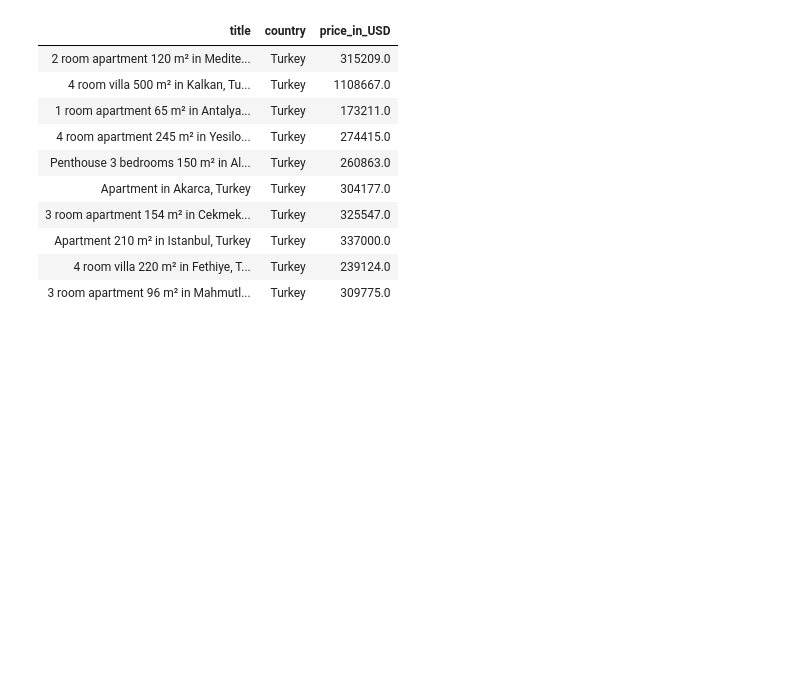
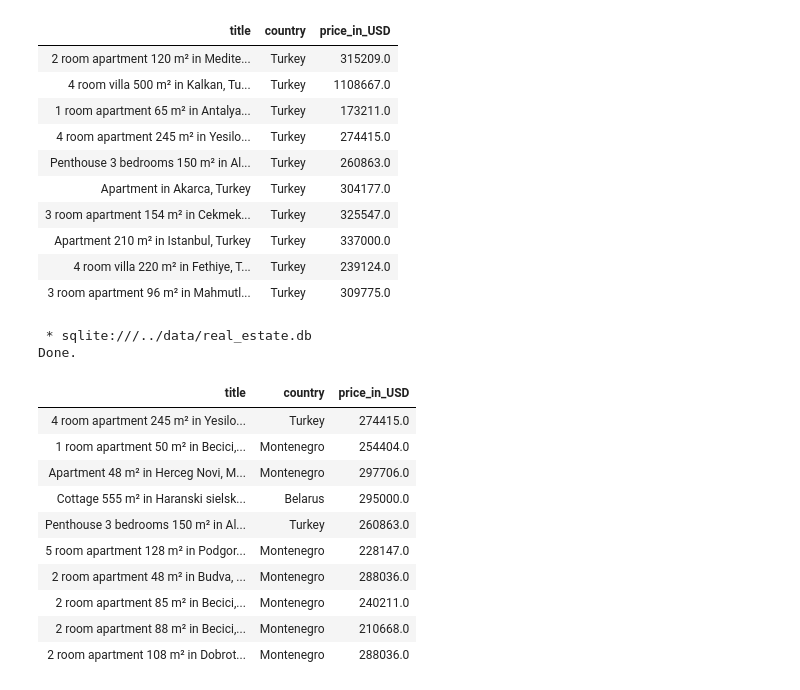
Before and after one commit to clia7/Data_Analytics_Journey, a Jupyter notebook: 05_Real_Estate_Case_Study/notebooks/04_Real_Estate_SQL.ipynb, the cells around one changed output. Drawn from its saved outputs; the diff is of its cells as text; code cells hidden in the pictures; blank space fills up the shorter version.

```diff
--- a/05_Real_Estate_Case_Study/notebooks/04_Real_Estate_SQL.ipynb
+++ b/05_Real_Estate_Case_Study/notebooks/04_Real_Estate_SQL.ipynb
@@ -257,3 +257,27 @@ Done.
 | Apartment 210 m² in Istanbul, Turkey | Turkey | 337000.0 |
 | 4 room villa 220 m² in Fethiye, T... | Turkey | 239124.0 |
 | 3 room apartment 96 m² in Mahmutl... | Turkey | 309775.0 |
+# %%
+%%sql
+
+SELECT
+    title,
+    country,
+    price_in_USD
+FROM real_estate
+WHERE price_in_USD BETWEEN 200000 AND 300000
+LIMIT 10;
+# %% [output]
+ * sqlite:///../data/real_estate.db
+Done.
+| title | country | price_in_USD |
+| 4 room apartment 245 m² in Yesilo... | Turkey | 274415.0 |
+| 1 room apartment 50 m² in Becici,... | Montenegro | 254404.0 |
+| Apartment 48 m² in Herceg Novi, M... | Montenegro | 297706.0 |
+| Cottage 555 m² in Haranski sielsk... | Belarus | 295000.0 |
+| Penthouse 3 bedrooms 150 m² in Al... | Turkey | 260863.0 |
+| 5 room apartment 128 m² in Podgor... | Montenegro | 228147.0 |
+| 2 room apartment 48 m² in Budva, ... | Montenegro | 288036.0 |
+| 2 room apartment 85 m² in Becici,... | Montenegro | 240211.0 |
+| 2 room apartment 88 m² in Becici,... | Montenegro | 210668.0 |
+| 2 room apartment 108 m² in Dobrot... | Montenegro | 288036.0 |
```
